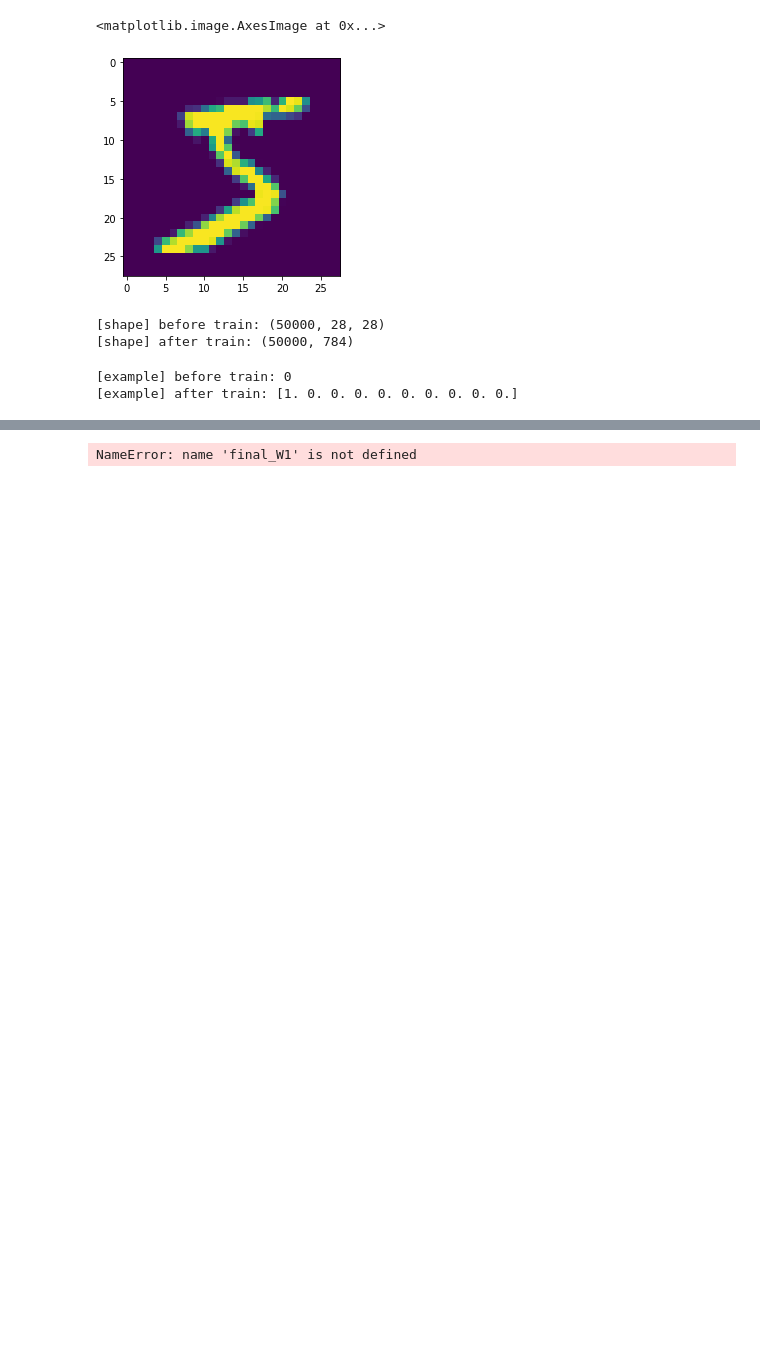
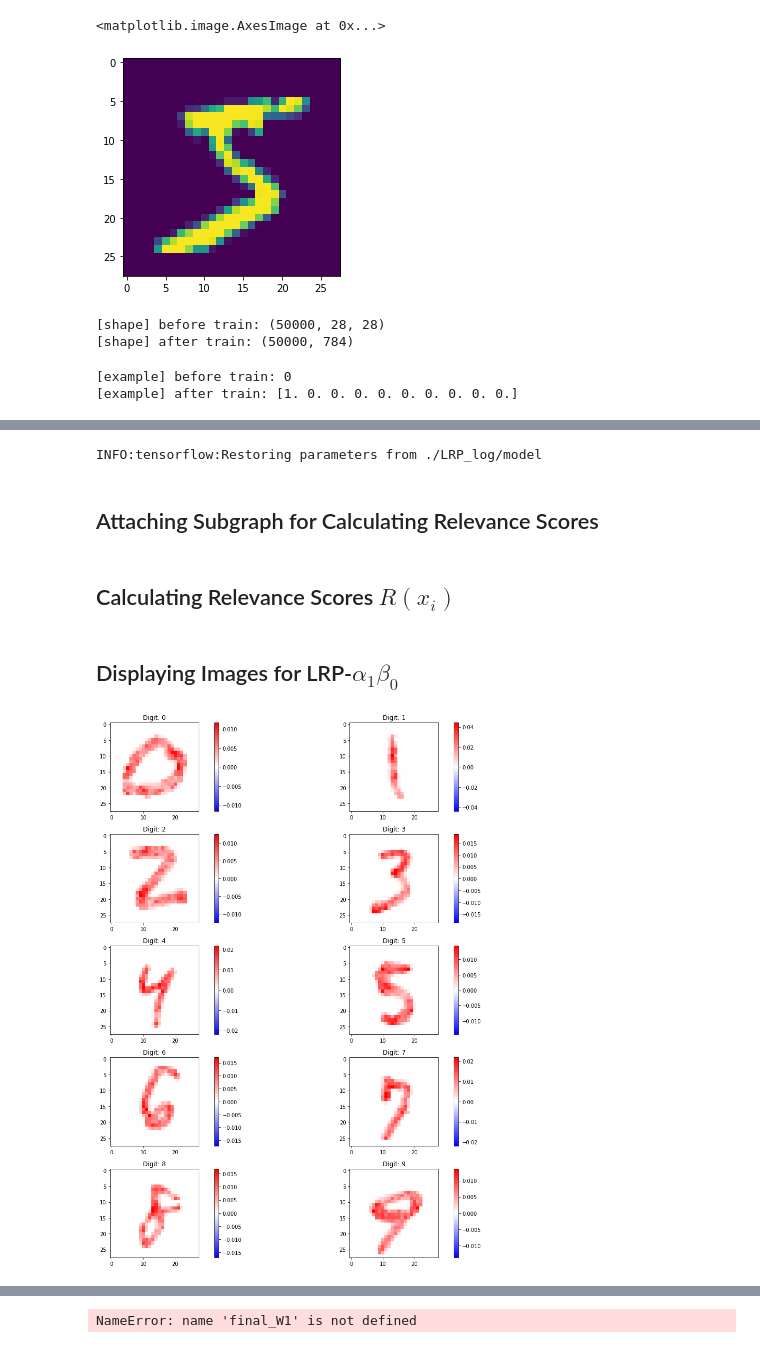
Before and after one commit to sooeun67/xai, a Jupyter notebook: lrp/Layer-wise Relevance backPropagation.ipynb, the cells around one changed output, grey strips where cells are left out. Drawn from its saved outputs; the diff is of its cells as text; code cells hidden in the pictures; blank space fills up the shorter version.

Commit message:
lrp_model_update

```diff
--- a/lrp/Layer-wise Relevance backPropagation.ipynb
+++ b/lrp/Layer-wise Relevance backPropagation.ipynb
@@ -64,0 +198,16 @@ x_validation, y_validation = dataloader.validation
+# %%
+tf.reset_default_graph()
+
+sess = tf.InteractiveSession()
+
+new_saver = tf.train.import_meta_graph(ckptdir + '.meta')
+new_saver.restore(sess, tf.train.latest_checkpoint(logdir))
+
+weights = tf.get_collection(tf.GraphKeys.TRAINABLE_VARIABLES, scope='.*kernel.*')
+biases = tf.get_collection(tf.GraphKeys.TRAINABLE_VARIABLES, scope='.*bias.*')
+activations = tf.get_collection('LRP')
+X = activations[0]
+# %% [output]
+INFO:tensorflow:Restoring parameters from ./LRP_log/model
+# %% [markdown]
+## Attaching Subgraph for Calculating Relevance Scores
@@ -64,0 +232,34 @@ x_validation, y_validation = dataloader.validation
+# %% [markdown]
+## Calculating Relevance Scores $R(x_i)$
+# %%
+sample_imgs = []
+for i in range(10):
+    sample_imgs.append(images[np.argmax(labels, axis=1) == i][3])
+
+imgs10 = []
+imgs21 = []
+for i in range(10):
+    imgs10.append(sess.run(Rs10[i], feed_dict={X: sample_imgs[i][None,:]}))
+    imgs21.append(sess.run(Rs21[i], feed_dict={X: sample_imgs[i][None,:]}))
+
+sess.close()
+# %% [markdown]
+## Displaying Images for LRP-$\alpha_1 \beta_0$
+# %%
+plt.figure(figsize=(15,15))
+for i in range(5):
+    plt.subplot(5, 2, 2 * i + 1)
+    vmin, vmax = pixel_range(imgs10[2 * i])
+    plt.imshow(np.reshape(imgs10[2 * i], [28, 28]), vmin=-vmax, vmax=vmax, cmap='bwr')
+    plt.title('Digit: {}'.format(2 * i))
+    plt.colorbar()
+
+    plt.subplot(5, 2, 2 * i + 2)
+    vmin, vmax = pixel_range(imgs10[2 * i + 1])
+    plt.imshow(np.reshape(imgs10[2 * i + 1], [28, 28]), vmin=-vmax, vmax=vmax, cmap='bwr')
+    plt.title('Digit: {}'.format(2 * i + 1))
+    plt.colorbar()
+
+plt.tight_layout()
+# %% [output]
+[figure, added]
```
Also changed, not shown: parts of 25 cells of this notebook, 14 other files.
